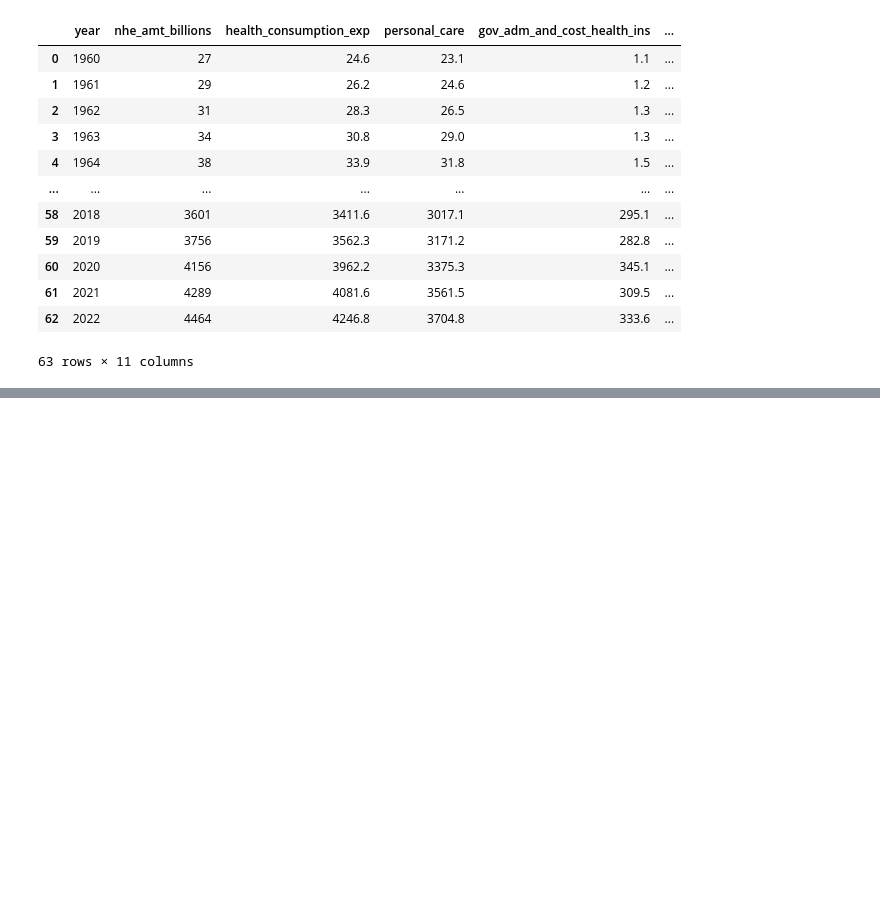
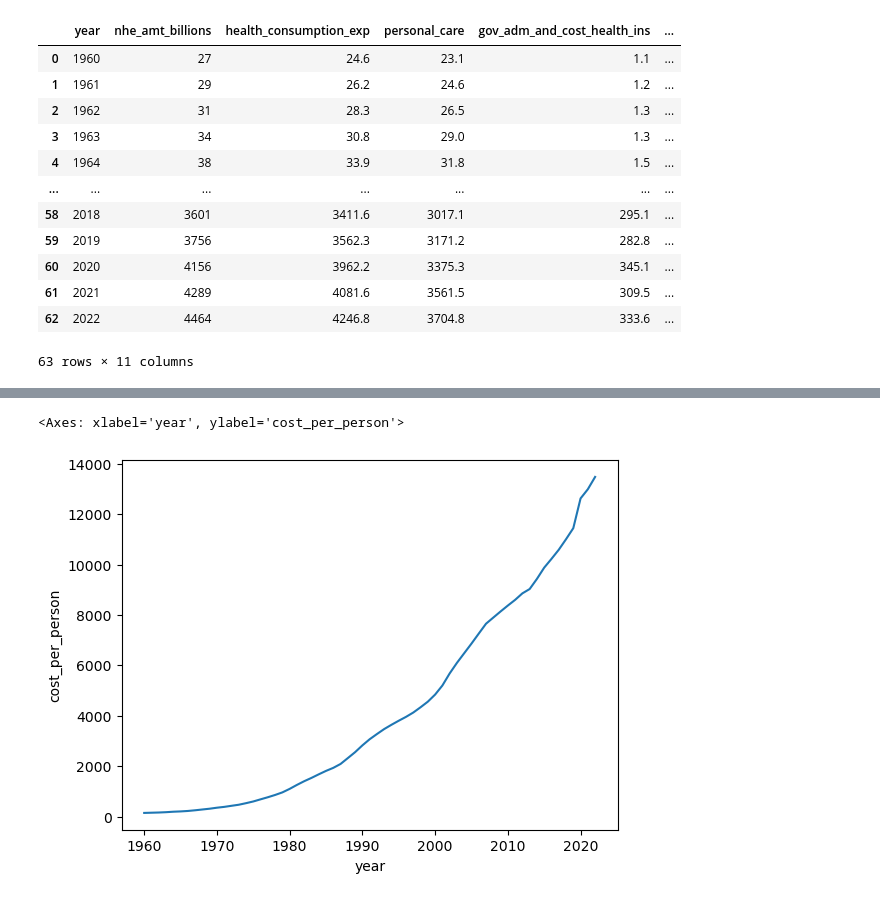
Before and after one commit to AndrewR321/Capstone, a Jupyter notebook: notebooks/Healthcare capstone.ipynb, the cells around one changed output, grey strips where cells are left out. Saved outputs shown, nothing was run; the diff lists cells and outputs as text; code cells hidden in the pictures; blank space fills up the shorter version.

```diff
--- a/notebooks/Healthcare capstone.ipynb
+++ b/notebooks/Healthcare capstone.ipynb
@@ -144,0 +151,5 @@ hcyr
+# %%
+sns.lineplot(y='cost_per_person', x='year', data = hcyr)
+# %% [output]
+<Axes: xlabel='year', ylabel='cost_per_person'>
+[figure, added]
```
Also changed, not shown: parts of 1 cell of this notebook, 2 other files.
